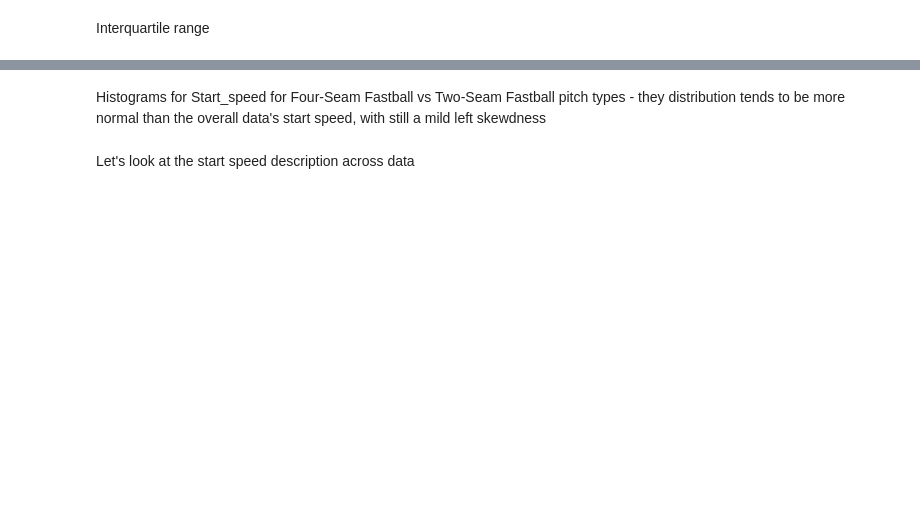
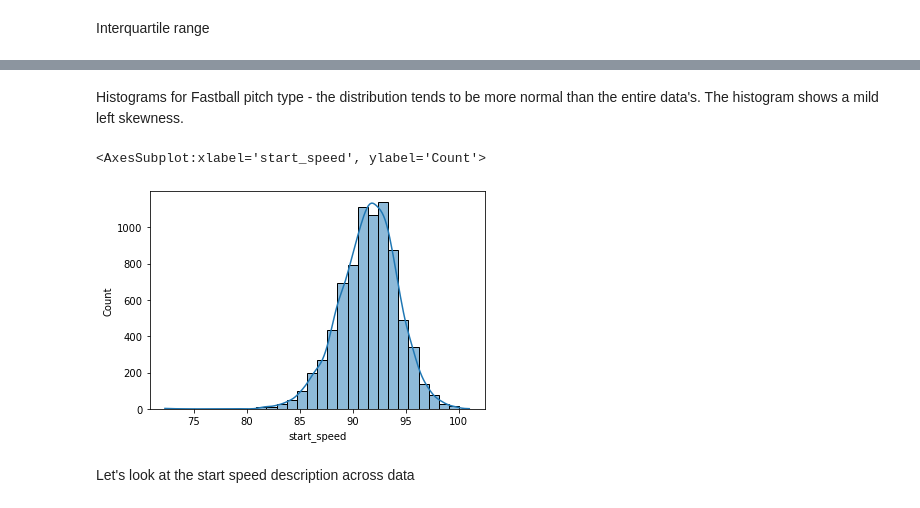
Before and after one commit to Gregcrooks75/Task, a Jupyter notebook: baseballpitch.ipynb, the cells around one changed output, grey strips where cells are left out. Saved outputs shown, nothing was run; the diff lists cells and outputs as text; code cells hidden in the pictures; blank space fills up the shorter version.

```diff
--- a/baseballpitch.ipynb
+++ b/baseballpitch.ipynb
@@ -276,4 +393,7 @@ sns.histplot(data=df, x="start_speed", bins=30, kde=True)
 # %% [markdown]
-Histograms for Start_speed for Four-Seam Fastball vs Two-Seam Fastball pitch types - they distribution tends to be more normal than the overall data's start speed, with still a mild left skewdness
+Histograms for Fastball pitch type - the distribution tends to be more normal than the entire data's. The histogram shows a mild left skewness.
 # %%
-sns.histplot(data=df[df["pitch_type"] == "Four-Seam Fastball"], x="start_speed", bins=30, kde=True)
+sns.histplot(data=df[df["pitch_type"] == "Fastball"], x="start_speed", bins=30, kde=True)
+# %% [output]
+<AxesSubplot:xlabel='start_speed', ylabel='Count'>
+[figure, added]
```
Also changed, not shown: parts of 316 cells of this notebook.
